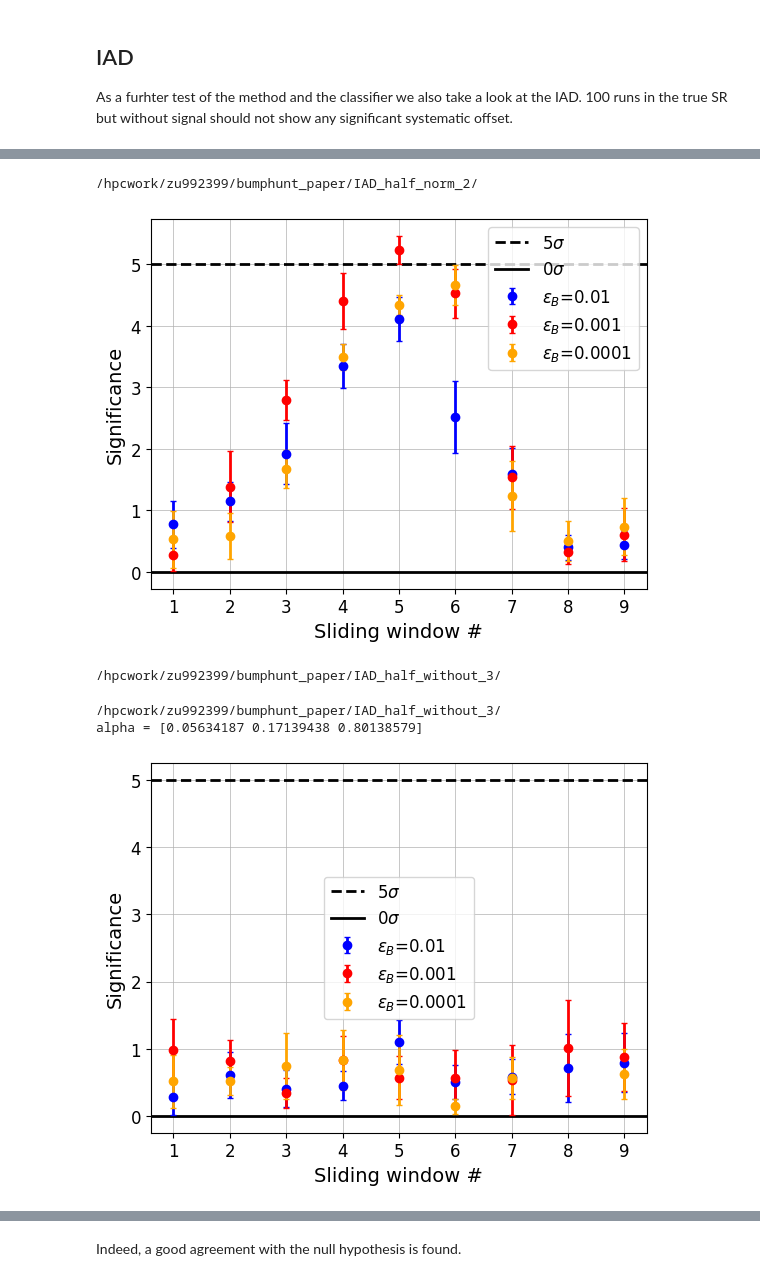
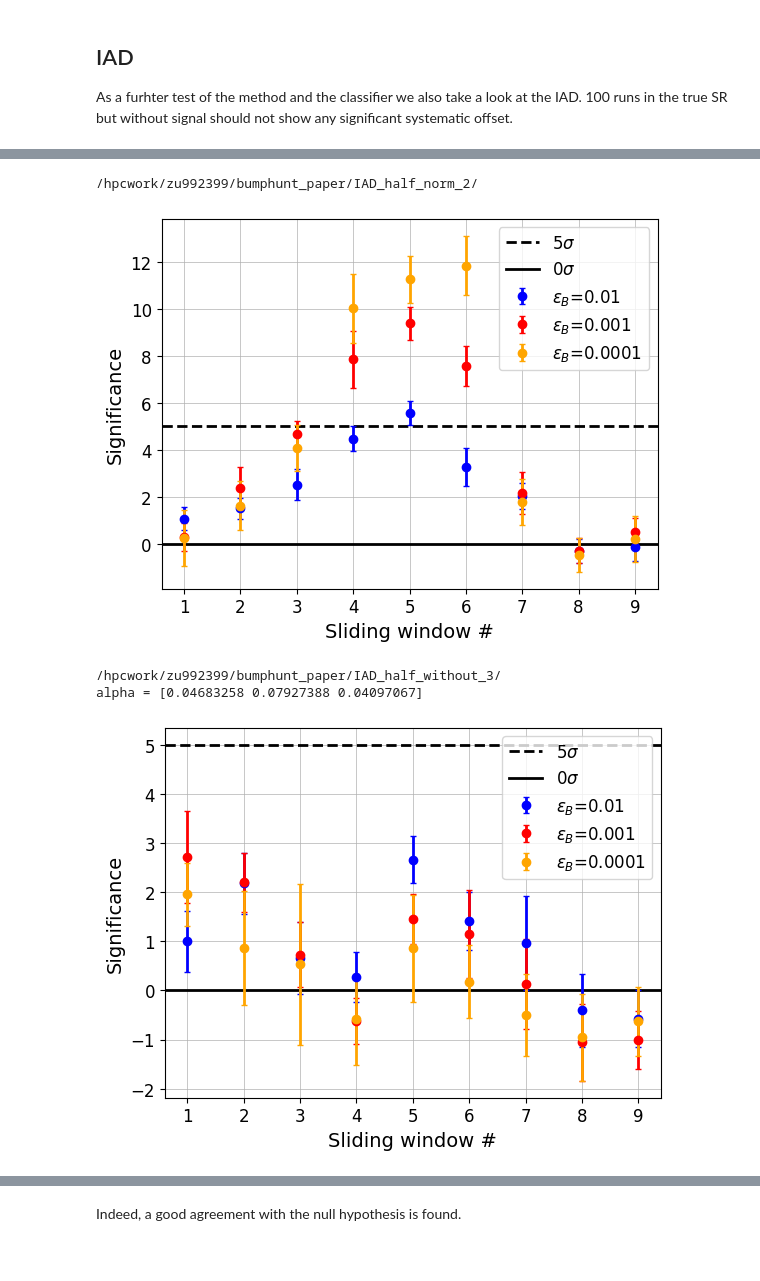
Before and after one commit to mariehein/bumphunt_paper, a Jupyter notebook: bumphunt_plotting.ipynb, the cells around one changed output, grey strips where cells are left out. Cells and saved outputs as stored; diff of their text form; code cells hidden in the pictures.

```diff
--- a/bumphunt_plotting.ipynb
+++ b/bumphunt_plotting.ipynb
@@ -33,12 +33,12 @@ plt.rcParams['legend.fontsize'] = 12
 #plt.rcParams['legend.frameon'] = True
 # %%
 def calc_and_apply_threshold(samples_preds, data_preds, labels, efficiency):
-    eps = np.quantile(samples_preds, 1-efficiency)
+    eps = np.quantile(samples_preds, 1-efficiency, method="lower")
     if efficiency == 1:
         eps=0.
-    N_samples_after = np.size(np.where(samples_preds>eps))
+    N_samples_after = np.size(np.where(samples_preds>=eps))
     N_samples = len(samples_preds)
-    N_after = np.size(np.where(data_preds>eps))#-1
+    N_after = np.size(np.where(data_preds>=eps))#-1/3
     N = len(data_preds)
     N_bkg = np.size(np.where(data_preds[labels==0]>eps))
     N_sig = np.size(np.where(data_preds[labels==1]>eps))
@@ -111,13 +111,13 @@ def bump_hunt_single_window(folder, cwola, window, err=None, runs=10, turn_aroun
 	N = np.sum(N, axis=0)
 	N_bkg = np.sum(N_bkg, axis=0)
 	N_sig = np.sum(N_sig, axis=0)
-	eff_eff = BH_percentiles #N_samples_after/N_samples
+	eff_eff = N_samples_after/N_samples
 
 	if err is None:
 		err = np.zeros(len(BH_percentiles))
 
 	for j, perc in enumerate(BH_percentiles):
-		results[j], rel_results[j], true_results[j], rel_error[j] = test_significances(N_after[j], N[j], N_sig[j], N_bkg[j], eff_eff[j], err[j], cwola)
+		results[j], rel_results[j], true_results[j], rel_error[j] = significances(N_after[j], N[j], N_sig[j], N_bkg[j], eff_eff[j], err[j], cwola)
 
 	return results, rel_results, true_results, rel_error
 
@@ -340,16 +322,14 @@ results, rel_results, true_results, rel_error = bump_hunt(folder, True, err=IAD_
 plotting(rel_results, true_results, "IAD_half_norm_2")
 # %% [output]
 /hpcwork/zu992399/bumphunt_paper/IAD_half_norm_2/
-[figure, old version]
+[figure, new version]
 # %%
 folder = general_directory+"IAD_half_without_3/"
-results, rel_results, true_results, rel_error = bump_hunt(folder, True)
+results, rel_results, true_results, rel_error = bump_hunt(folder, True, err=[0,0,0])
 IAD_error = np.mean(rel_error,axis=(1,2))
-results, rel_results, true_results, rel_error = bump_hunt(folder, True, err=IAD_error)
 plotting(rel_results, true_results, "IAD_half_without_2")
 print("alpha =", IAD_error)
 # %% [output]
 /hpcwork/zu992399/bumphunt_paper/IAD_half_without_3/
+alpha = [0.04683258 0.07927388 0.04097067]
-/hpcwork/zu992399/bumphunt_paper/IAD_half_without_3/
-alpha = [0.05634187 0.17139438 0.80138579]
-[figure, old version]
+[figure, new version]
```
Also changed, not shown: parts of 19 cells of this notebook, 4 other files.
